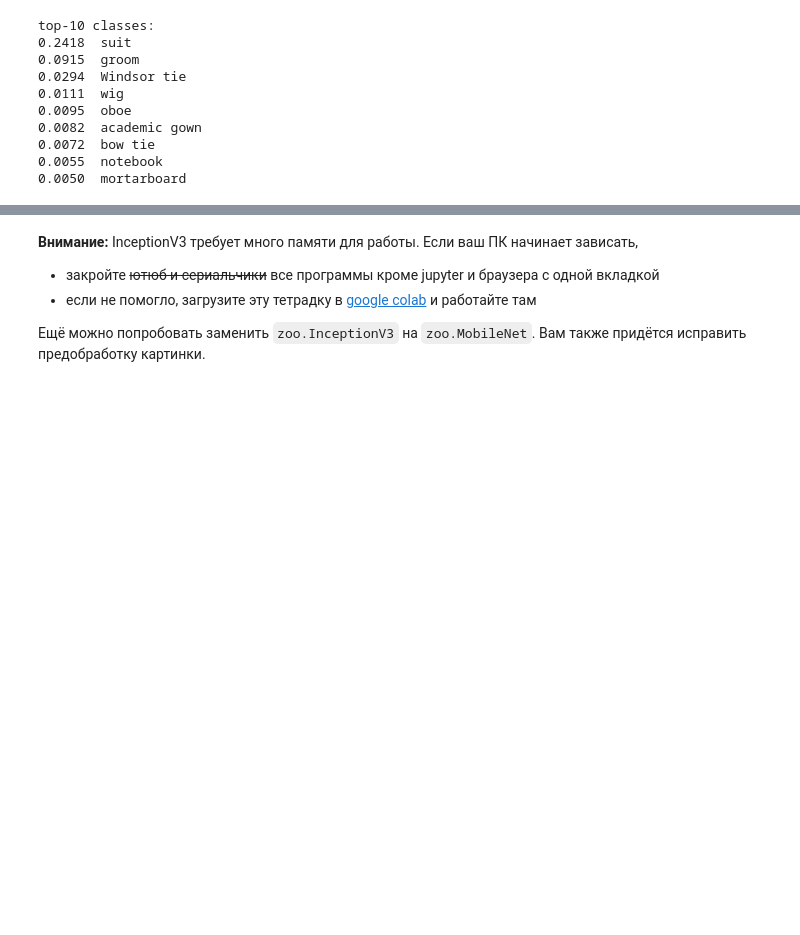
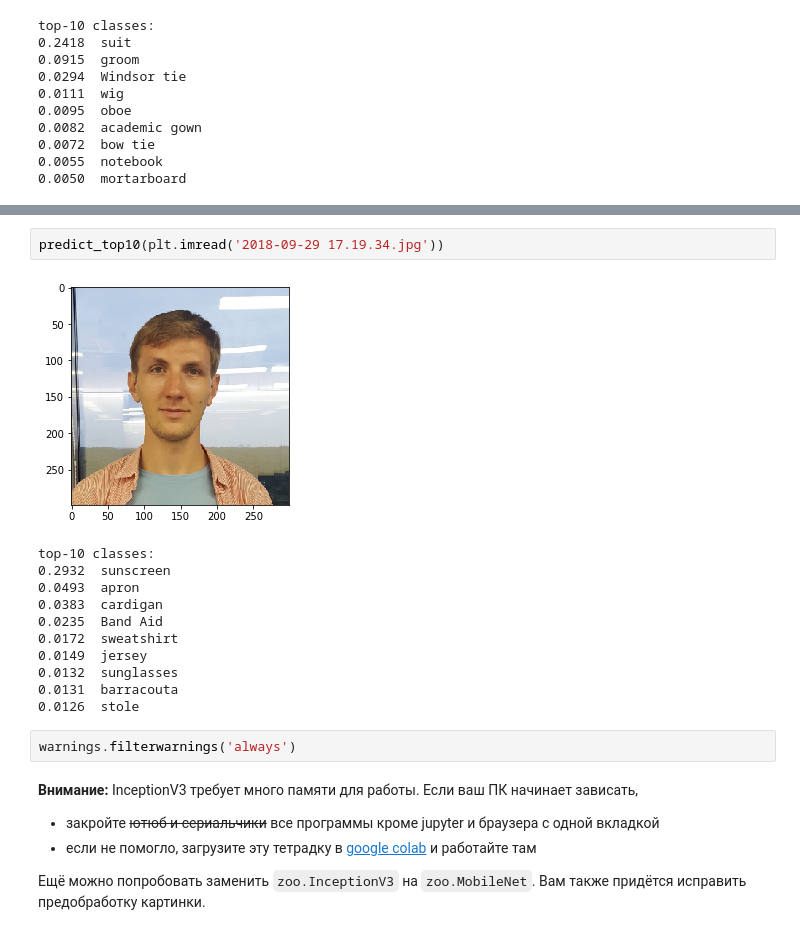
Before and after one commit to frolovconst/nlp_course, a Jupyter notebook: resources/aux_notebooks/seminar_keras-Copy1.ipynb, the cells around one changed output, grey strips where cells are left out. Drawn from its saved outputs; the diff is of its cells as text; blank space fills up the shorter version.

```diff
--- a/resources/aux_notebooks/seminar_keras-Copy1.ipynb
+++ b/resources/aux_notebooks/seminar_keras-Copy1.ipynb
@@ -465,3 +483,19 @@ top-10 classes:
+# %%
+predict_top10(plt.imread('2018-09-29 17.19.34.jpg'))
+# %% [output]
+[figure, added]
+top-10 classes:
+0.2932  sunscreen
+0.0493  apron
+0.0383  cardigan
+0.0235  Band Aid
+0.0172  sweatshirt
+0.0149  jersey
+0.0132  sunglasses
+0.0131  barracouta
+0.0126  stole
+# %%
+warnings.filterwarnings('always')
 # %% [markdown]
 __Внимание:__ InceptionV3 требует много памяти для работы. Если ваш ПК начинает зависать,
 * закройте ~~ютюб и сериальчики~~ все программы кроме jupyter и браузера с одной вкладкой
```
Also changed, not shown: parts of 3 cells of this notebook, 1 other file.
